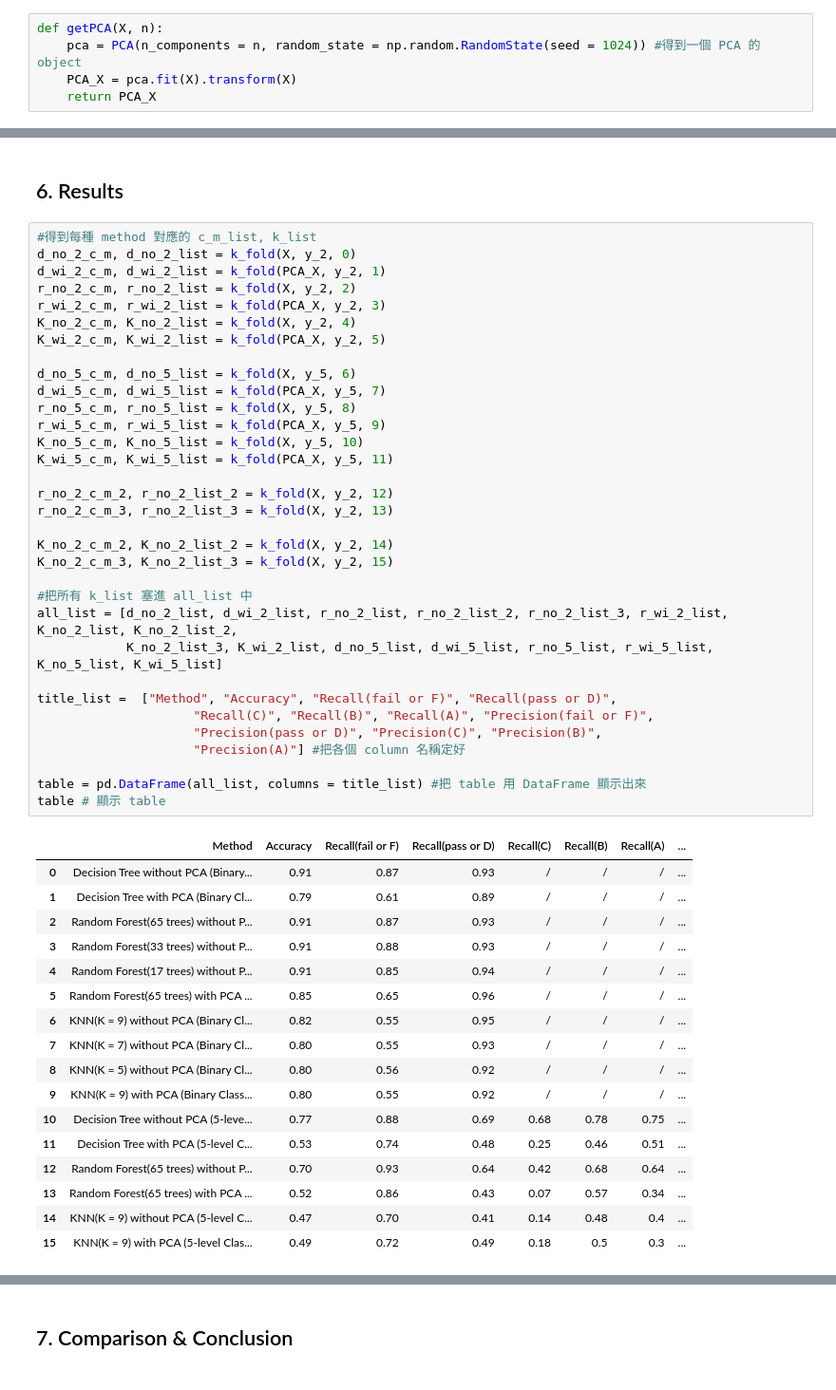
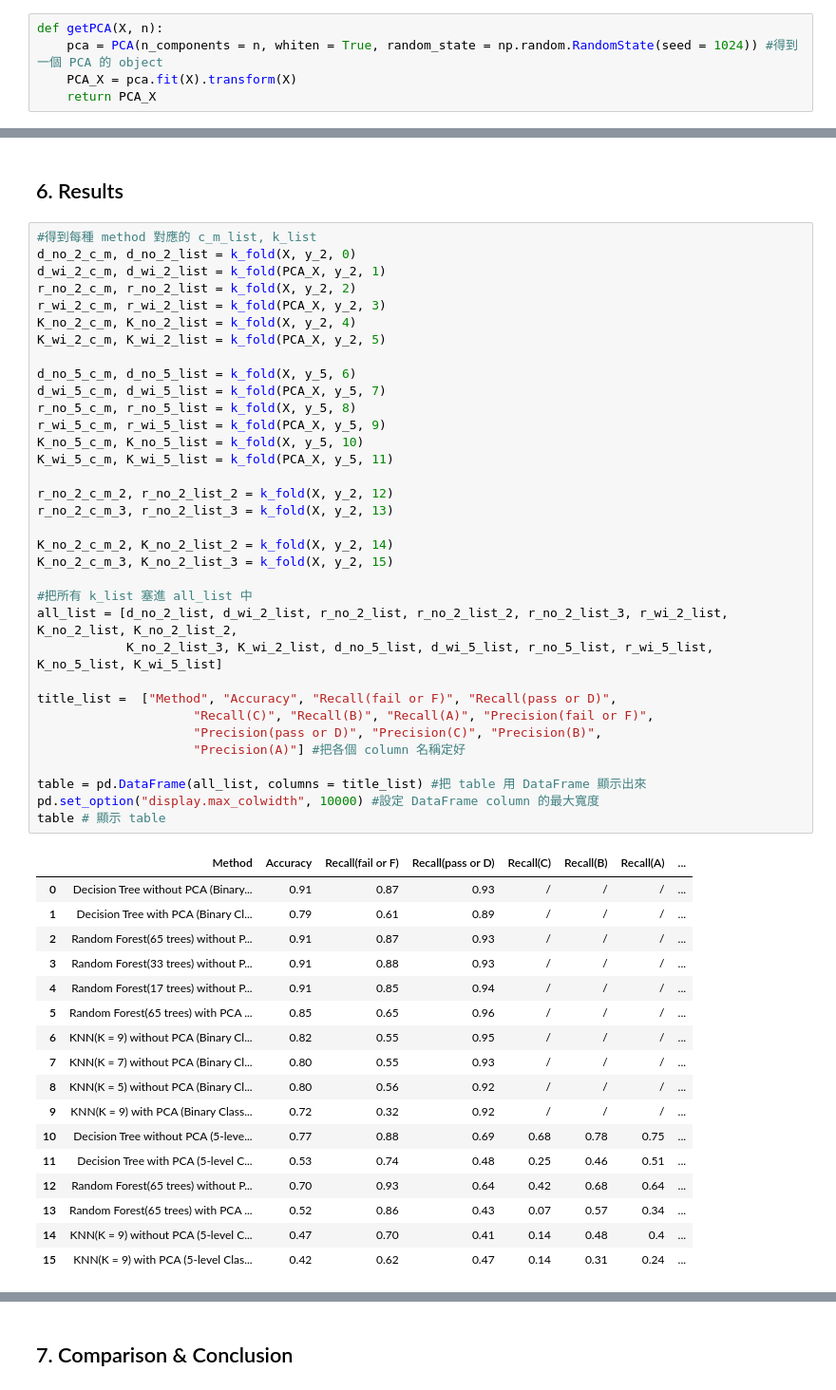
Before and after one commit to ee-chiu/ML-hw2, a Jupyter notebook: hw2.ipynb, the cells around one changed output, grey strips where cells are left out. Shown at 95% size. Saved outputs shown, nothing was run; the diff lists cells and outputs as text.

```diff
--- a/hw2.ipynb
+++ b/hw2.ipynb
@@ -86,7 +86,7 @@ y_5 = y_5.to_numpy()
 ## 3. Principal components analysis (PCA)
 # %%
 def getPCA(X, n):
-    pca = PCA(n_components = n, random_state = np.random.RandomState(seed = 1024)) #得到一個 PCA 的 object
+    pca = PCA(n_components = n, whiten = True, random_state = np.random.RandomState(seed = 1024)) #得到一個 PCA 的 object
     PCA_X = pca.fit(X).transform(X)
     return PCA_X
 # %%
@@ -245,38 +245,39 @@ K_no_5_c_m, K_no_5_list = k_fold(X, y_5, 10)
 K_wi_5_c_m, K_wi_5_list = k_fold(PCA_X, y_5, 11)
 
 r_no_2_c_m_2, r_no_2_list_2 = k_fold(X, y_2, 12)
 r_no_2_c_m_3, r_no_2_list_3 = k_fold(X, y_2, 13)
 
 K_no_2_c_m_2, K_no_2_list_2 = k_fold(X, y_2, 14)
 K_no_2_c_m_3, K_no_2_list_3 = k_fold(X, y_2, 15)
 
 #把所有 k_list 塞進 all_list 中
 all_list = [d_no_2_list, d_wi_2_list, r_no_2_list, r_no_2_list_2, r_no_2_list_3, r_wi_2_list, K_no_2_list, K_no_2_list_2,
             K_no_2_list_3, K_wi_2_list, d_no_5_list, d_wi_5_list, r_no_5_list, r_wi_5_list, K_no_5_list, K_wi_5_list]
 
 title_list =  ["Method", "Accuracy", "Recall(fail or F)", "Recall(pass or D)",
                      "Recall(C)", "Recall(B)", "Recall(A)", "Precision(fail or F)",
                      "Precision(pass or D)", "Precision(C)", "Precision(B)",
                      "Precision(A)"] #把各個 column 名稱定好
 
 table = pd.DataFrame(all_list, columns = title_list) #把 table 用 DataFrame 顯示出來
+pd.set_option("display.max_colwidth", 10000) #設定 DataFrame column 的最大寬度
 table # 顯示 table
 # %% [output]
 |  | Method | Accuracy | Recall(fail or F) | Recall(pass or D) | Recall(C) | Recall(B) | Recall(A) | ... |
 | 0 | Decision Tree without PCA (Binary... | 0.91 | 0.87 | 0.93 | / | / | / | ... |
 | 1 | Decision Tree with PCA (Binary Cl... | 0.79 | 0.61 | 0.89 | / | / | / | ... |
 | 2 | Random Forest(65 trees) without P... | 0.91 | 0.87 | 0.93 | / | / | / | ... |
 | 3 | Random Forest(33 trees) without P... | 0.91 | 0.88 | 0.93 | / | / | / | ... |
 | 4 | Random Forest(17 trees) without P... | 0.91 | 0.85 | 0.94 | / | / | / | ... |
 | 5 | Random Forest(65 trees) with PCA ... | 0.85 | 0.65 | 0.96 | / | / | / | ... |
 | 6 | KNN(K = 9) without PCA (Binary Cl... | 0.82 | 0.55 | 0.95 | / | / | / | ... |
 | 7 | KNN(K = 7) without PCA (Binary Cl... | 0.80 | 0.55 | 0.93 | / | / | / | ... |
 | 8 | KNN(K = 5) without PCA (Binary Cl... | 0.80 | 0.56 | 0.92 | / | / | / | ... |
-| 9 | KNN(K = 9) with PCA (Binary Class... | 0.80 | 0.55 | 0.92 | / | / | / | ... |
+| 9 | KNN(K = 9) with PCA (Binary Class... | 0.72 | 0.32 | 0.92 | / | / | / | ... |
 | 10 | Decision Tree without PCA (5-leve... | 0.77 | 0.88 | 0.69 | 0.68 | 0.78 | 0.75 | ... |
 | 11 | Decision Tree with PCA (5-level C... | 0.53 | 0.74 | 0.48 | 0.25 | 0.46 | 0.51 | ... |
 | 12 | Random Forest(65 trees) without P... | 0.70 | 0.93 | 0.64 | 0.42 | 0.68 | 0.64 | ... |
 | 13 | Random Forest(65 trees) with PCA ... | 0.52 | 0.86 | 0.43 | 0.07 | 0.57 | 0.34 | ... |
 | 14 | KNN(K = 9) without PCA (5-level C... | 0.47 | 0.70 | 0.41 | 0.14 | 0.48 | 0.4 | ... |
-| 15 | KNN(K = 9) with PCA (5-level Clas... | 0.49 | 0.72 | 0.49 | 0.18 | 0.5 | 0.3 | ... |
+| 15 | KNN(K = 9) with PCA (5-level Clas... | 0.42 | 0.62 | 0.47 | 0.14 | 0.31 | 0.24 | ... |
 # %% [markdown]
```
Also changed, not shown: parts of 11 cells of this notebook, 1 other file.
